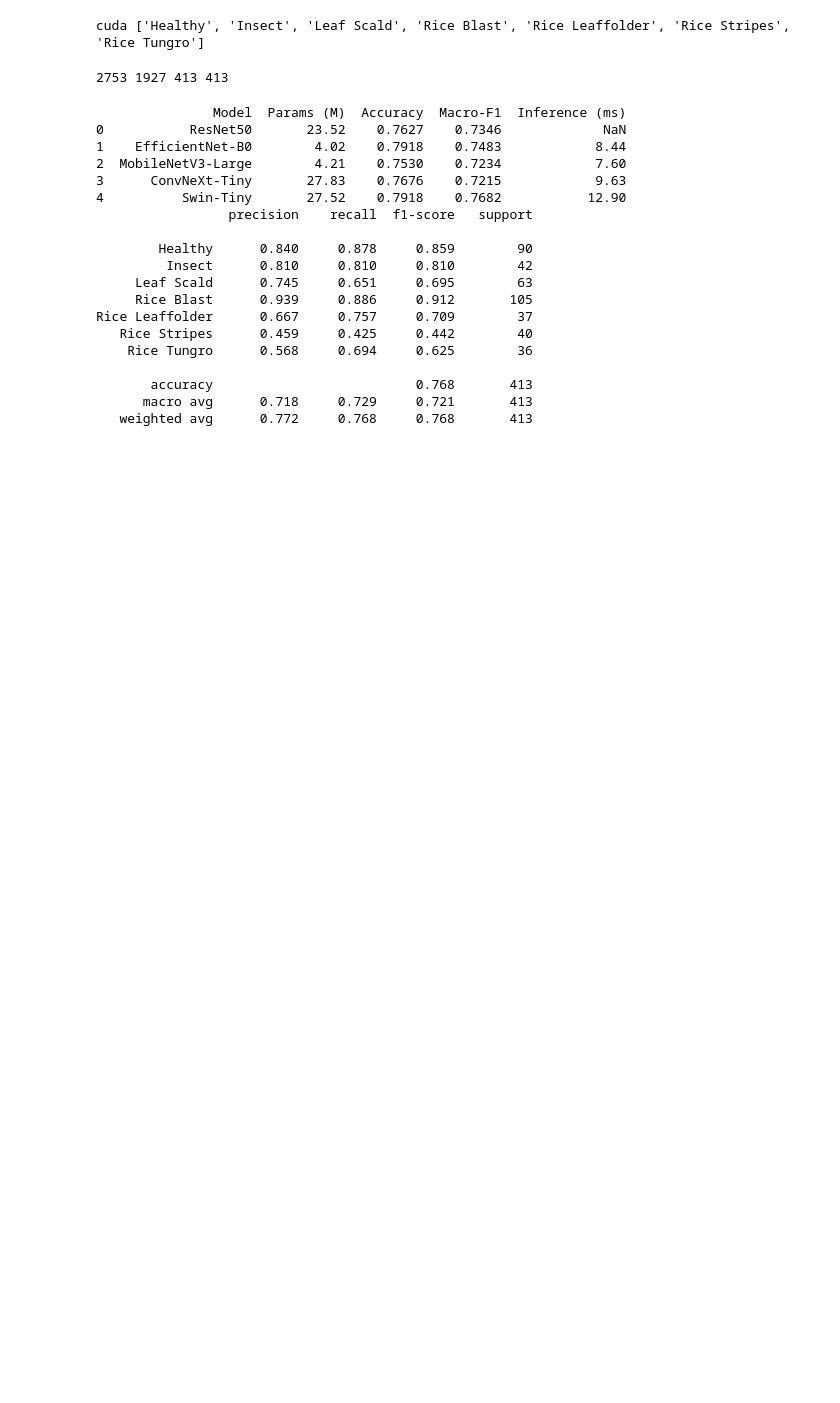
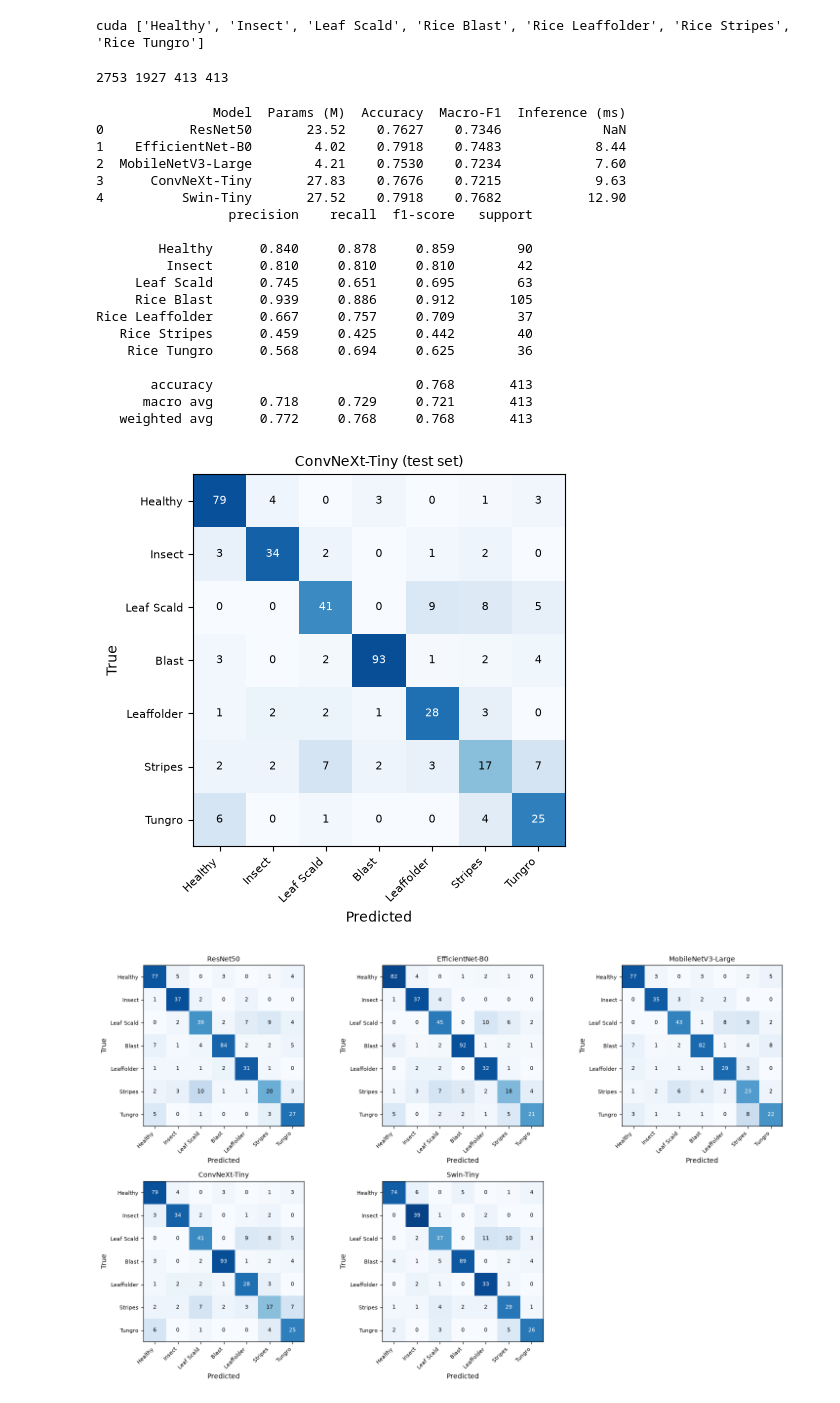
Before and after one commit to jaimulhaque/rice-leaf-disease-pest-xai, a Jupyter notebook: notebooks/10_Paper_Figures.ipynb, the cells around one changed output. Saved outputs shown, nothing was run; the diff lists cells and outputs as text; code cells hidden in the pictures; blank space fills up the shorter version.

```diff
--- a/notebooks/10_Paper_Figures.ipynb
+++ b/notebooks/10_Paper_Figures.ipynb
@@ -88,3 +88,31 @@ Rice Leaffolder      0.667     0.757     0.709        37
        accuracy                          0.768       413
       macro avg      0.718     0.729     0.721       413
    weighted avg      0.772     0.768     0.768       413
+# %%
+short = [c.replace("Rice ", "") for c in CLASSES]
+
+def draw_cm(ax, y, p, title):
+    cm = confusion_matrix(y, p, labels=range(len(CLASSES)))
+    cmn = cm / cm.sum(axis=1, keepdims=True)
+    ax.imshow(cmn, cmap="Blues", vmin=0, vmax=1)
+    ax.set_xticks(range(7)); ax.set_yticks(range(7))
+    ax.set_xticklabels(short, rotation=45, ha="right", fontsize=8)
+    ax.set_yticklabels(short, fontsize=8)
+    for i in range(7):
+        for j in range(7):
+            ax.text(j, i, cm[i, j], ha="center", va="center", fontsize=8,
+                    color="white" if cmn[i, j] > 0.5 else "black")
+    ax.set_title(title, fontsize=10); ax.set_xlabel("Predicted"); ax.set_ylabel("True")
+
+fig, ax = plt.subplots(figsize=(5.5, 5))
+draw_cm(ax, *preds["convnext_tiny"], "ConvNeXt-Tiny (test set)")
+plt.tight_layout(); plt.savefig("../figures/cm_convnext_tiny.png", dpi=300); plt.show()
+
+fig, axes = plt.subplots(2, 3, figsize=(15, 9))
+for ax, (key, disp) in zip(axes.ravel(), NAMES.items()):
+    draw_cm(ax, *preds[key], disp)
+axes.ravel()[-1].axis("off")
+plt.tight_layout(); plt.savefig("../figures/cm_all_models.png", dpi=300); plt.show()
+# %% [output]
+[figure, added]
+[figure, added]
```
Also changed, not shown: 2 other files.
